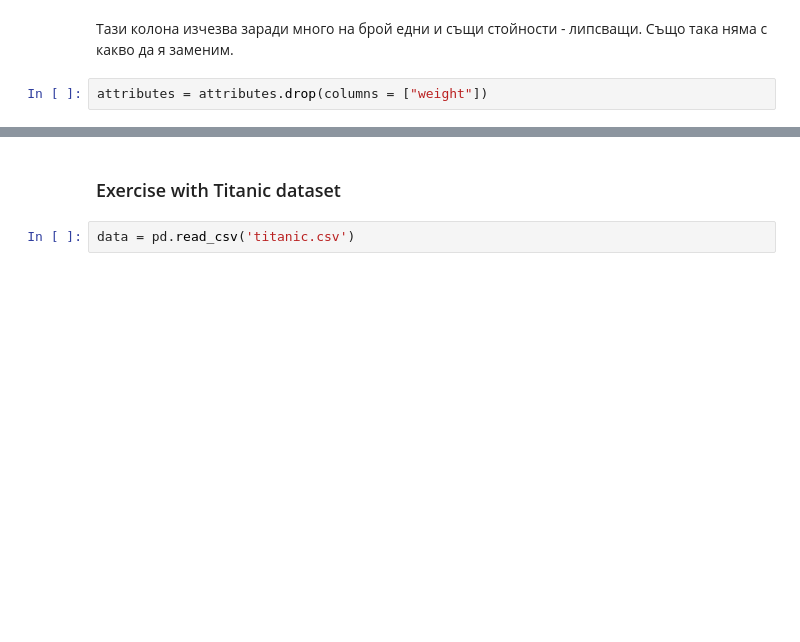
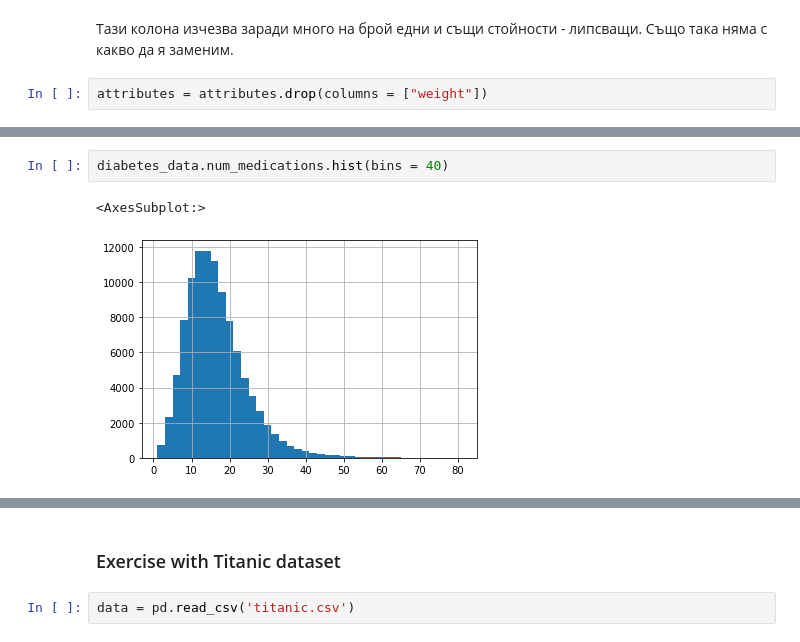
Before and after one commit to GalkaKG/Machine-Learning, a Jupyter notebook: 01.Introduction to Machine Learning/01.Introduction to Machine Learning.ipynb, the cells around one changed output, grey strips where cells are left out. Cells and saved outputs as stored; diff of their text form; blank space fills up the shorter version.

```diff
--- a/01.Introduction to Machine Learning/01.Introduction to Machine Learning.ipynb
+++ b/01.Introduction to Machine Learning/01.Introduction to Machine Learning.ipynb
@@ -351,0 +377,5 @@ attributes = attributes.drop(columns = ["weight"])
+# %%
+diabetes_data.num_medications.hist(bins = 40)
+# %% [output]
+<AxesSubplot:>
+[figure, added]
```
Also changed, not shown: parts of 12 cells of this notebook.
